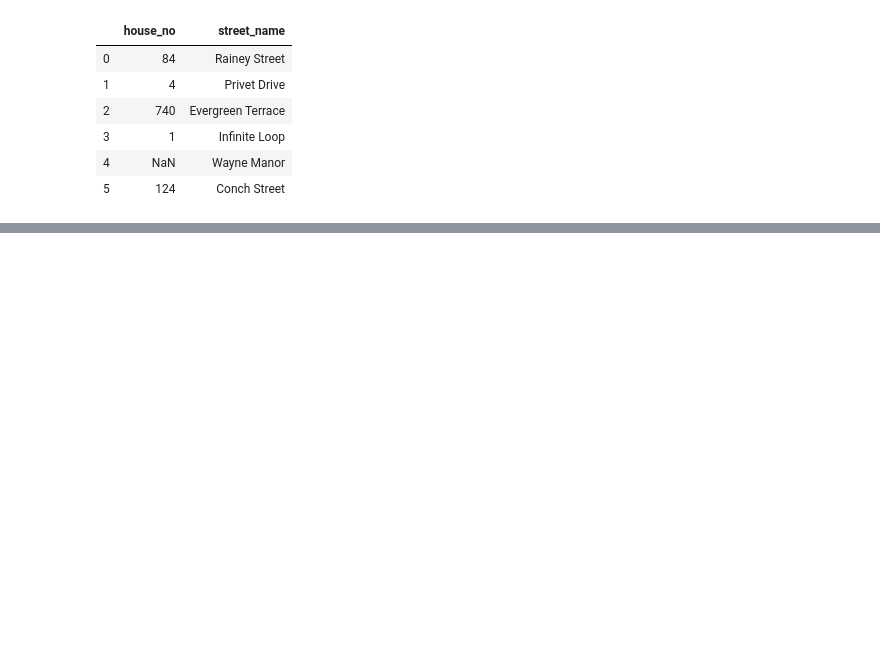
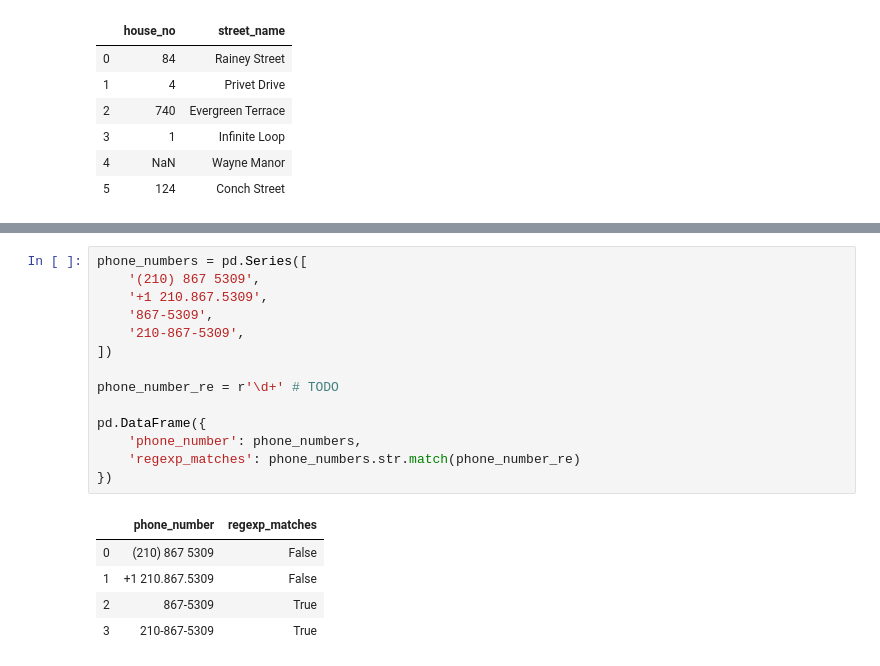
Before and after one commit to CodeupClassroom/bayes-methodologies-exercises, a Jupyter notebook: nlp/regex-lesson.ipynb, the cells around one changed output, grey strips where cells are left out. Cells and saved outputs as stored; diff of their text form; blank space fills up the shorter version.

Commit message:
Update regex lesson notebook

```diff
--- a/nlp/regex-lesson.ipynb
+++ b/nlp/regex-lesson.ipynb
@@ -438,0 +483,20 @@ addresses.str.extract(r'^(?P<house_no>\d+)?\s*(?P<street_name>.+?),')
+# %%
+phone_numbers = pd.Series([
+    '(210) 867 5309',
+    '+1 210.867.5309',
+    '867-5309',
+    '210-867-5309',
+])
+
+phone_number_re = r'\d+' # TODO
+
+pd.DataFrame({
+    'phone_number': phone_numbers,
+    'regexp_matches': phone_numbers.str.match(phone_number_re)
+})
+# %% [output]
+|  | phone_number | regexp_matches |
+| 0 | (210) 867 5309 | False |
+| 1 | +1 210.867.5309 | False |
+| 2 | 867-5309 | True |
+| 3 | 210-867-5309 | True |
```
Also changed, not shown: parts of 31 cells of this notebook.
